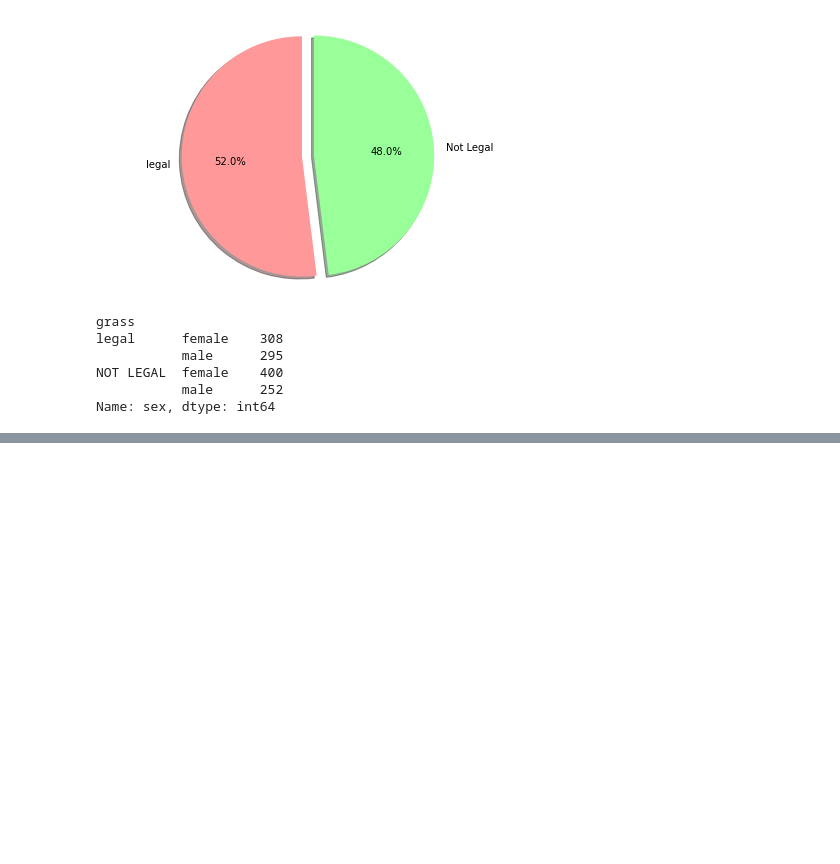
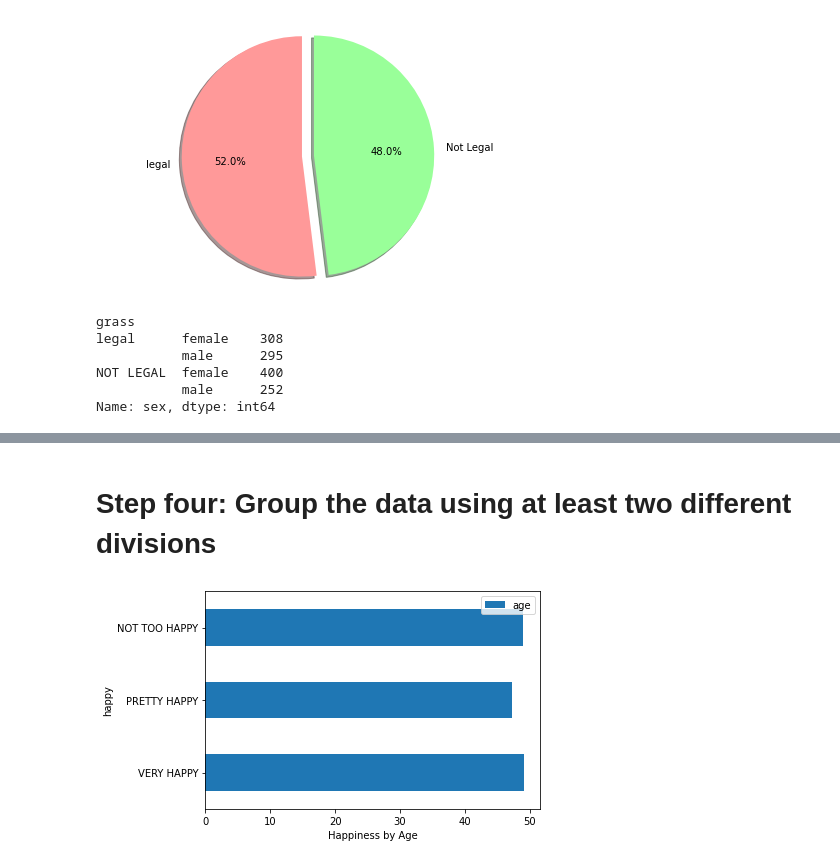
Before and after one commit to smargarink/DesignDev, a Jupyter notebook: exercisenine.ipynb, the cells around one changed output, grey strips where cells are left out. Cells and saved outputs as stored; diff of their text form; code cells hidden in the pictures; blank space fills up the shorter version.

```diff
--- a/exercisenine.ipynb
+++ b/exercisenine.ipynb
@@ -87,0 +118,14 @@ Name: sex, dtype: int64
+# %% [markdown]
+# Step four: Group the data using at least two different divisions
+# %%
+#Strugled here a bit cause I couldnt really get what I wanted grouped. I think it has to do with the fact that I didnt have many numerical values.
+
+df['age'] = df['age'].replace(['No', 'Yes'], [0, 1])
+df['happy'] = df['happy'].replace(['No', 'Yes'], [0, 1])
+df.head()
+
+df.groupby('happy')['age'].mean().plot(kind='barh')
+plt.xlabel('Happiness by Age')
+plt.legend();
+# %% [output]
+[figure, added]
```
Also changed, not shown: parts of 6 cells of this notebook.
